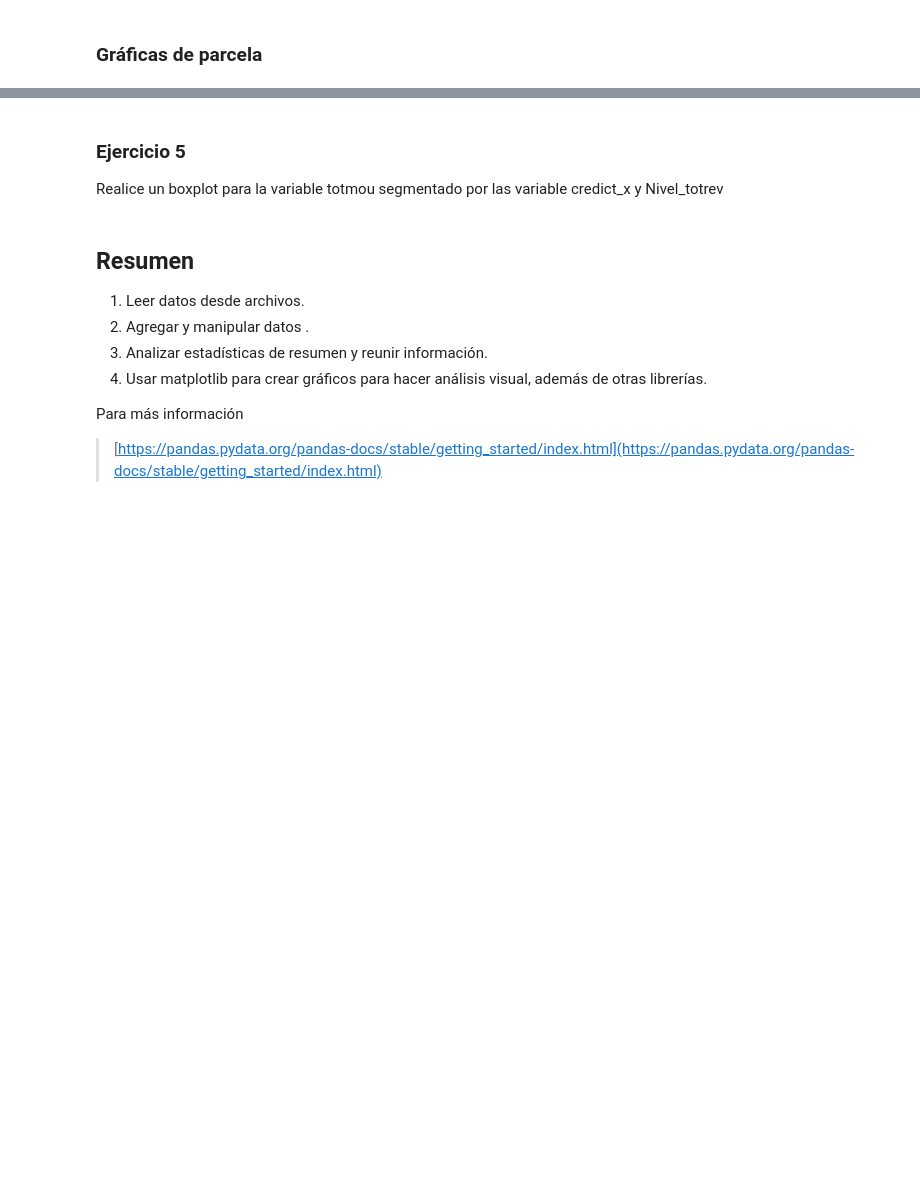
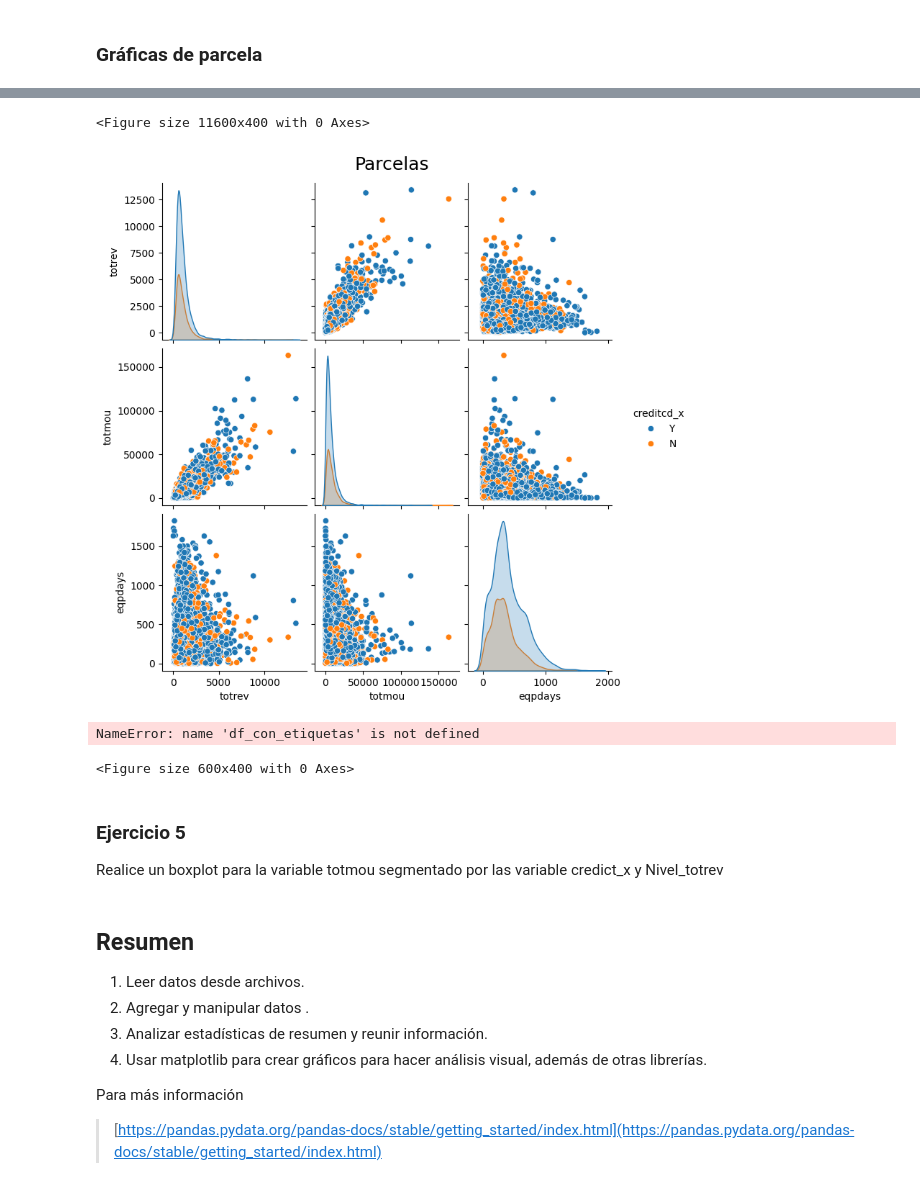
Before and after one commit to Angel-Pablos/Ean_est_python_2024, a Jupyter notebook: Clase_2/Código/Relación entre minutos usados e ingreso de clientes - Introducción a Pandas.ipynb, the cells around one changed output, grey strips where cells are left out. Cells and saved outputs as stored; diff of their text form; code cells hidden in the pictures; blank space fills up the shorter version.

```diff
--- a/Clase_2/Código/Relación entre minutos usados e ingreso de clientes - Introducción a Pandas.ipynb
+++ b/Clase_2/Código/Relación entre minutos usados e ingreso de clientes - Introducción a Pandas.ipynb
@@ -916,3 +1127,6 @@ df3
 | 1087248 | 3333.0 | 233.08 | Y | 290 | Bajo | red | 0.000000 | U | CALIFORNIA NORTH AREA | ... |
 | 1099003 | 5025.0 | 1436.49 | Y | 1029 | Medio | red | 0.333333 | U | LOS ANGELES AREA | ... |
 9997 rows × 10 columns
+# %%
+df3=df.merge(agr_df,left_index=True,right_index=True,how="left")
+df3
@@ -1230,13 +1570,19 @@ df3
 # %%
 plt.figure(figsize=(116,4))
 sns.pairplot(data=df3, hue='creditcd_x', vars=['totrev','totmou','eqpdays'])
-plt.title("Parcelas")
+plt.suptitle("Parcelas",size=18,y=1.03)
 plt.show()
+# %% [output]
+<Figure size 11600x400 with 0 Axes>
+[figure, added]
 # %%
 plt.figure(figsize=(6,4))
 sns.boxplot(x='Nivel_totrev',y='totmou',data=df_con_etiquetas)
-plt.title('Boxplot múltiple para Nivel de ingresos totales y \n total de minutos gastados')
+plt.suptitle('Boxplot múltiple para Nivel de ingresos totales y \n total de minutos gastados')
 plt.show()
+# %% [output]
+NameError: name 'df_con_etiquetas' is not defined
+<Figure size 600x400 with 0 Axes>
 # %%
 sns.catplot(y="totmou", x="Nivel_totrev", kind="box",    data=df_con_etiquetas, height=4, aspect=4, palette='Set2')
 sns.catplot(y="totmou", x="Nivel_totrev", kind="violin", data=df_con_etiquetas, height=4, aspect=4, palette='Set2')
```
Also changed, not shown: parts of 44 cells of this notebook.
